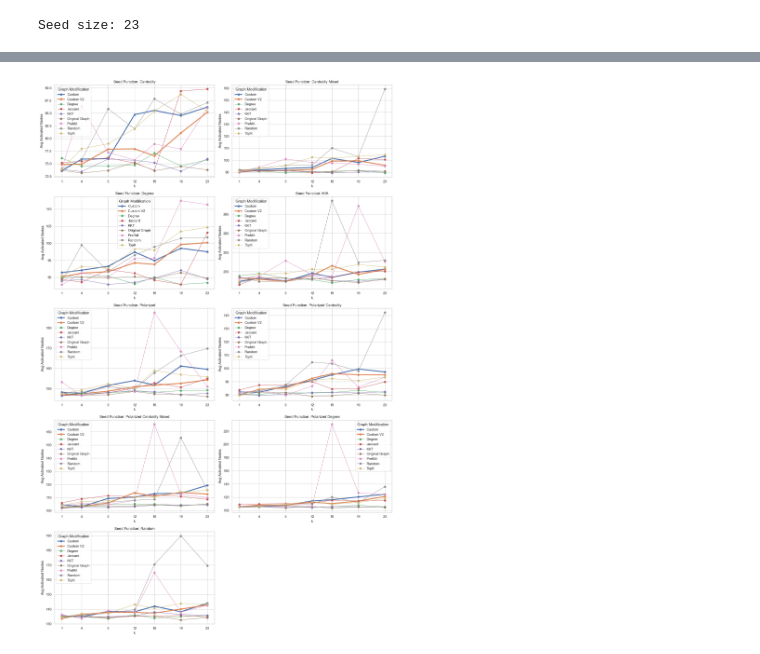
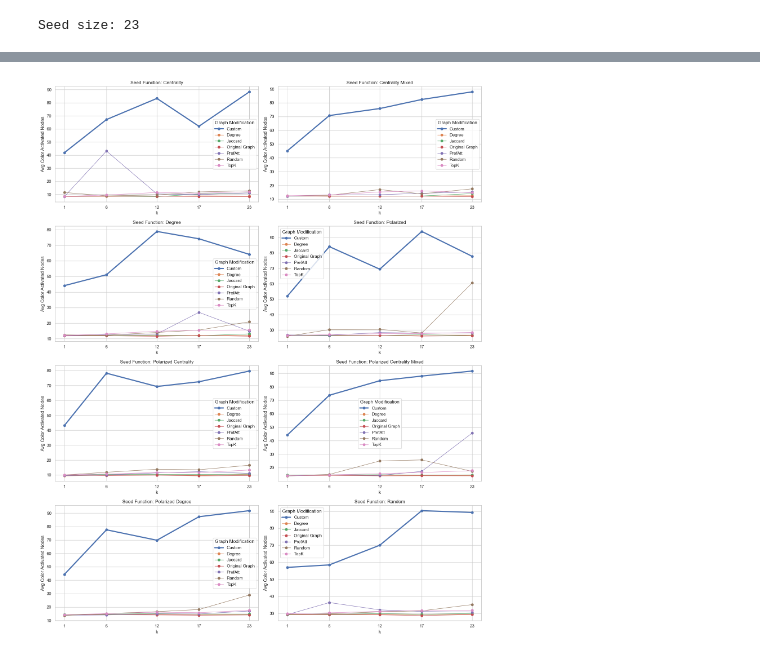
Before and after one commit to jonasq99/Designing_Link_Recommendation_Methods_to_Reduce_Polarization, a Jupyter notebook: link_addidtion_graphic.ipynb, the cells around one changed output, grey strips where cells are left out. Saved outputs shown, nothing was run; the diff lists cells and outputs as text; code cells hidden in the pictures.

```diff
--- a/link_addidtion_graphic.ipynb
+++ b/link_addidtion_graphic.ipynb
@@ -46,17 +47,17 @@ Color 1: 284, Color 2: 191
 # %%
 seed_size = G.number_of_nodes() // 20
 print(f"Seed size: {seed_size}")
-max_iter = 1000
+max_iter = 1500
 
 directory = 'results/test_twitter/'  # Adjust the path if needed
 # %% [output]
 Seed size: 23
 # %%
-k_values = np.linspace(1, seed_size, 7, dtype=int)  #[1,5,10,15,20,25,30]
+k_values = np.linspace(1, seed_size, 5, dtype=int)  #[1,5,10,15,20,25,30]
+
 
 seed_functions = {
         "Random": seed_random(G, seed_size),
-        "MIA": seed_influence_maximization(G, seed_size, 1000, 8, 0),
         "Degree": seed_degree(G, seed_size),
         "Centrality": seed_centrality(G, seed_size),
         "Centrality Mixed": seed_centrality_mixed(G, seed_size),
@@ -137,7 +228,7 @@ for filename in os.listdir(directory):
         df = pd.read_csv(file_path)
 
         # Store the DataFrame in the dictionary with k as the key
-        k_dict[k_value] = df[["Seed Function", "Graph Modification", "Avg Activated Nodes"]]
+        k_dict[k_value] = df[["Seed Function", "Graph Modification", "Avg Color Activation Count"]]
 
 # Assuming 'k_dict' is the dictionary with k values as keys and dataframes as values
 dfs = []
@@ -178,34 +269,34 @@ for i, seed_function in enumerate(seed_functions):
     seed_df = combined_df[combined_df['Seed Function'] == seed_function]
 
     # Create a pivot table to have 'k' on the x-axis and 'Avg Activated Nodes' on the y-axis
-    pivot_table = seed_df.pivot_table(index='k', columns='Graph Modification', values='Avg Activated Nodes')
+    pivot_table = seed_df.pivot_table(index='k', columns='Graph Modification', values='Avg Color Activation Count')
 
     # Reindex the pivot table to ensure all k values from k_values are used (fill missing values with NaN)
     pivot_table = pivot_table.reindex(k_values)
 
     # Plot each line separately so we can adjust the linewidth for Custom and Custom V2
     ax = axes[i]
     for graph_modification in pivot_table.columns:
-        if graph_modification in ["Custom", "Custom V2"]:
+        if graph_modification in ["Custom", "Custom V2", "Custom V3"]:
             pivot_table[graph_modification].plot(ax=ax, marker='o', linewidth=3, label=graph_modification)  # Thicker line
         else:
             pivot_table[graph_modification].plot(ax=ax, marker='o', linewidth=1, label=graph_modification)  # Default line width
 
     # Add title, labels, and legend
     ax.set_title(f"Seed Function: {seed_function}")
     ax.set_xlabel("k")
-    ax.set_ylabel("Avg Activated Nodes")
+    ax.set_ylabel("Avg Color Activated Nodes")
     ax.set_xticks(k_values)
     ax.legend(title="Graph Modification")
 
 # Hide any unused axes (if there are any)
 for j in range(i + 1, len(axes)):
     fig.delaxes(axes[j])  # Removes the axis completely, leaving white space
 
 # Adjust layout to prevent overlap
 plt.tight_layout()
 
 # Show the grid of plots
 plt.show()
 # %% [output]
-[figure, old version]
+[figure, new version]
```
Also changed, not shown: parts of 5 cells of this notebook, 3 other files.
